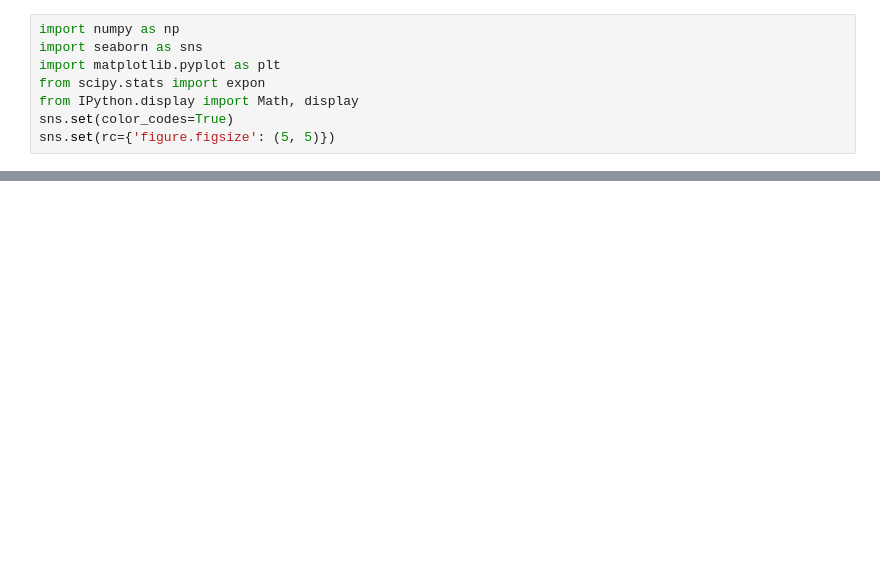
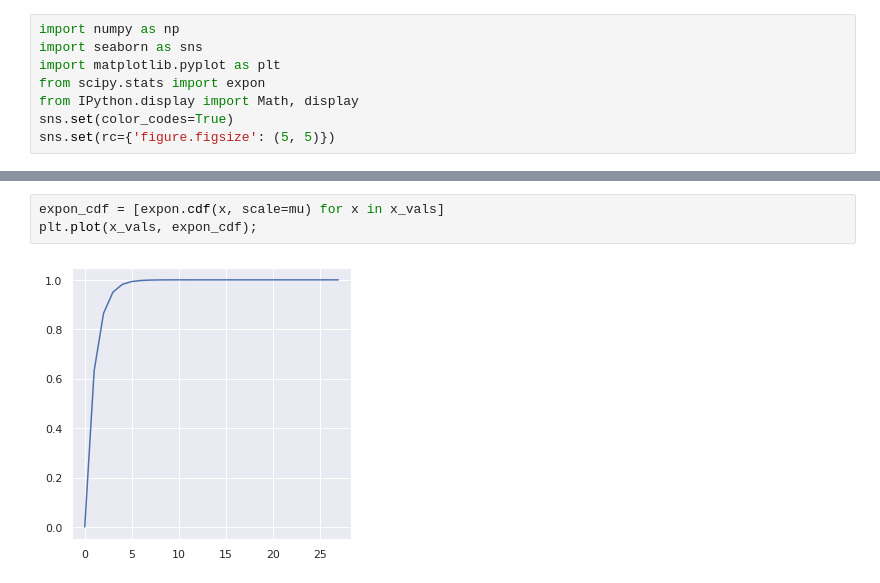
Before and after one commit to saitzaw/data-pipeline-for-ds, a Jupyter notebook: notebooks/probability/continuous/exponential_distribution.ipynb, the cells around one changed output, grey strips where cells are left out. Saved outputs shown, nothing was run; the diff lists cells and outputs as text; blank space fills up the shorter version.

```diff
--- a/notebooks/probability/continuous/exponential_distribution.ipynb
+++ b/notebooks/probability/continuous/exponential_distribution.ipynb
@@ -72,0 +80,5 @@ mean is 1.0 and variance is 1.0
+# %%
+expon_cdf = [expon.cdf(x, scale=mu) for x in x_vals]
+plt.plot(x_vals, expon_cdf);
+# %% [output]
+[figure, added]
```
Also changed, not shown: parts of 6 cells of this notebook.
